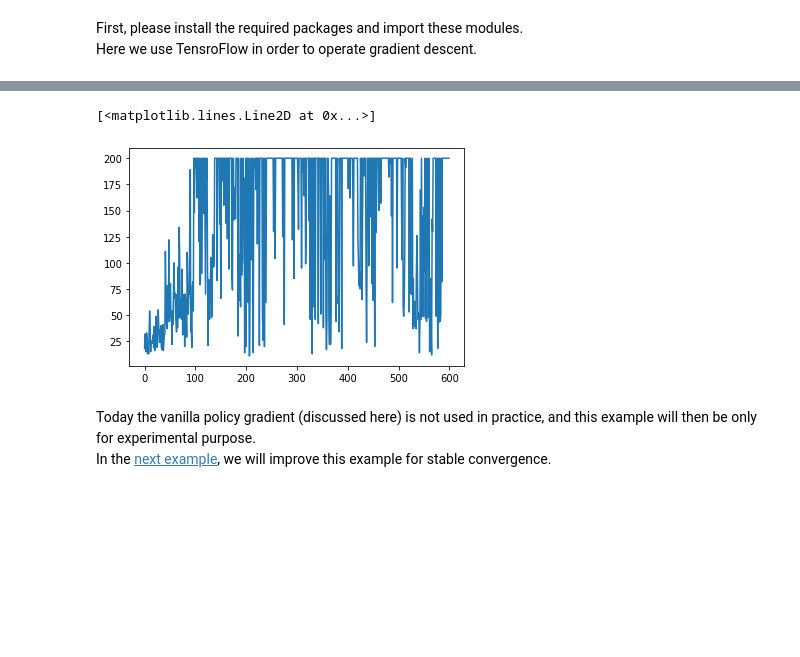
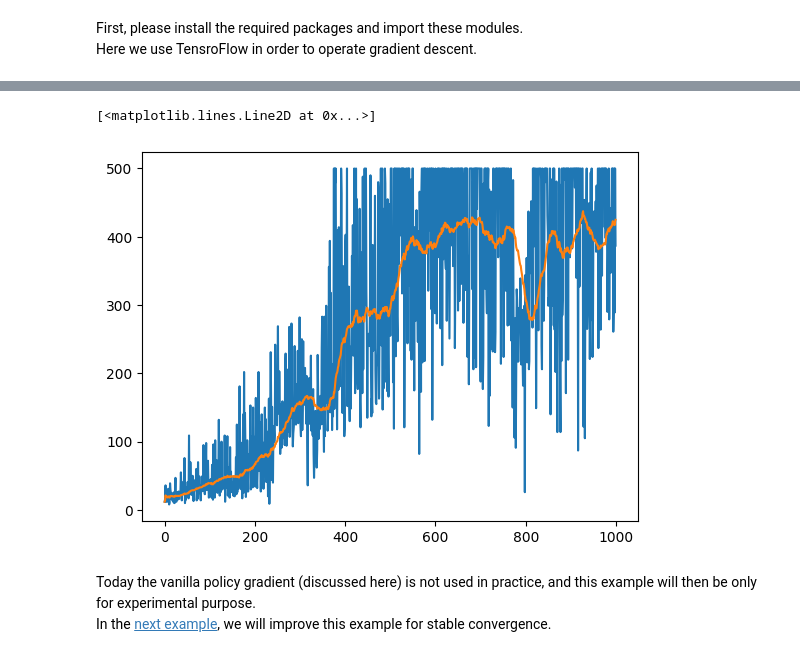
Before and after one commit to tsmatz/reinforcement-learning-tutorials, a Jupyter notebook: 02-policy-gradient.ipynb, the cells around one changed output, grey strips where cells are left out. Cells and saved outputs as stored; diff of their text form; code cells hidden in the pictures; blank space fills up the shorter version.

Commit message:
tf to torch

```diff
--- a/02-policy-gradient.ipynb
+++ b/02-policy-gradient.ipynb
@@ -37,3 +40,20 @@ policy_pi = tf.keras.Model([s_input], [a_output])
+# %%
+device = torch.device("cuda" if torch.cuda.is_available() else "cpu")
+
+class PolicyPi(nn.Module):
+    def __init__(self, hidden_dim=64):
+        super().__init__()
+
+        self.hidden = nn.Linear(4, hidden_dim)
+        self.classify = nn.Linear(hidden_dim, 2)
+
+    def forward(self, s):
+        outs = self.hidden(s)
+        outs = F.relu(outs)
+        logits = self.classify(outs)
+        return logits
+
+policy_pi = PolicyPi().to(device)
 # %% [markdown]
 In each episode, we consider the following expectation $E_{\pi_\theta}[R]$.
 $$ E_{\pi_\theta}[R]=\int_a{R(a) \cdot P(a|\pi_\theta(s))} $$
@@ -125,10 +155,21 @@ Run episode599 with rewards 200.0
 Done
-# %%
-import matplotlib.pyplot as plt
-plt.plot(reward_records)
-# %% [output]
-[<matplotlib.lines.Line2D at 0x...>]
-[figure, removed]
+# %%
+import matplotlib.pyplot as plt
+# Generate recent 50 interval average
+average_reward = []
+for idx in range(len(reward_records)):
+    avg_list = np.empty(shape=(1,), dtype=int)
+    if idx < 50:
+        avg_list = reward_records[:idx+1]
+    else:
+        avg_list = reward_records[idx-49:idx+1]
+    average_reward.append(np.average(avg_list))
+# Plot
+plt.plot(reward_records)
+plt.plot(average_reward)
+# %% [output]
+[<matplotlib.lines.Line2D at 0x...>]
+[figure, added]
 # %% [markdown]
 Today the vanilla policy gradient (discussed here) is not used in practice, and this example will then be only for experimental purpose.<br>
 In the [next example](./03-actor-critic.ipynb), we will improve this example for stable convergence.
```
Also changed, not shown: parts of 8 cells of this notebook, 4 other files.
